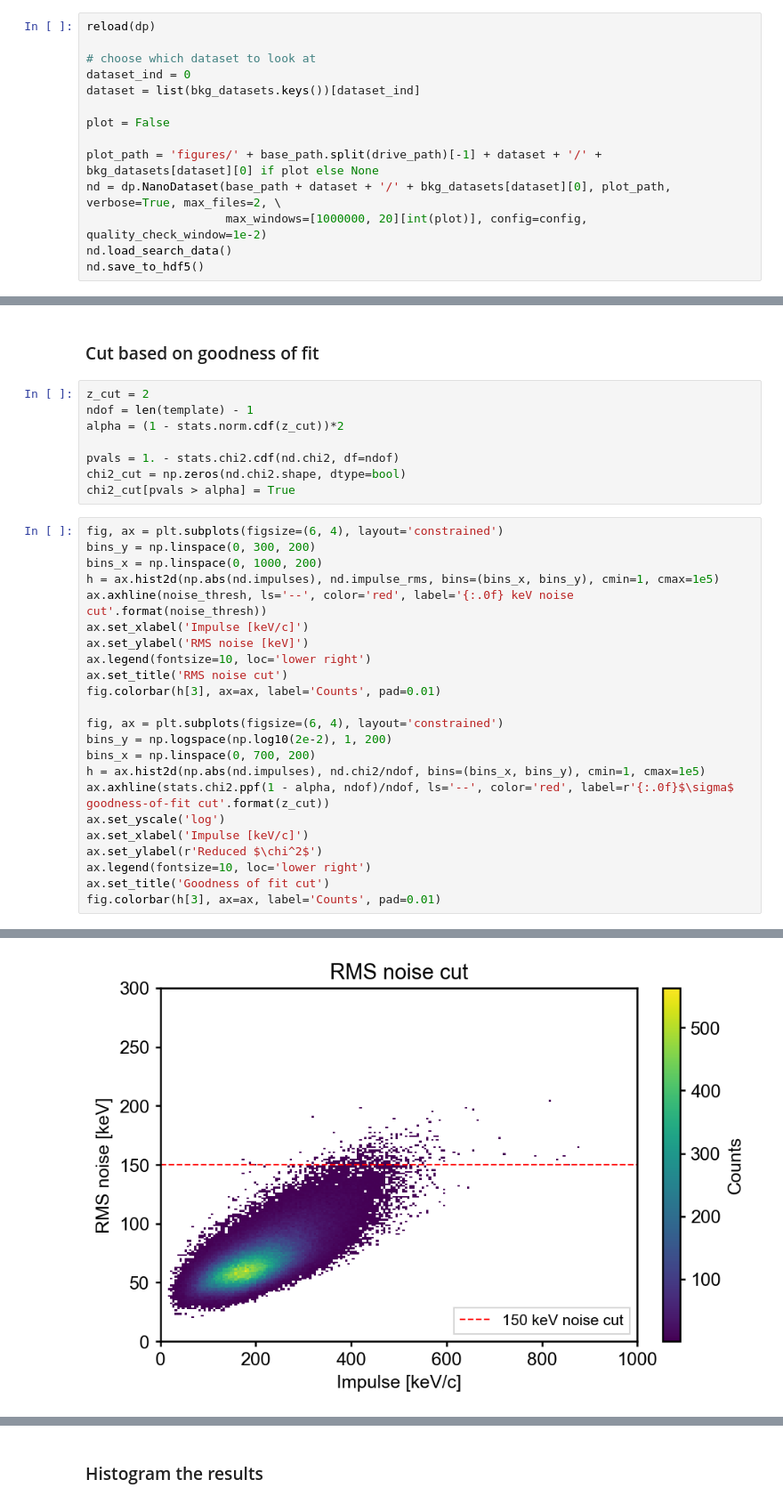
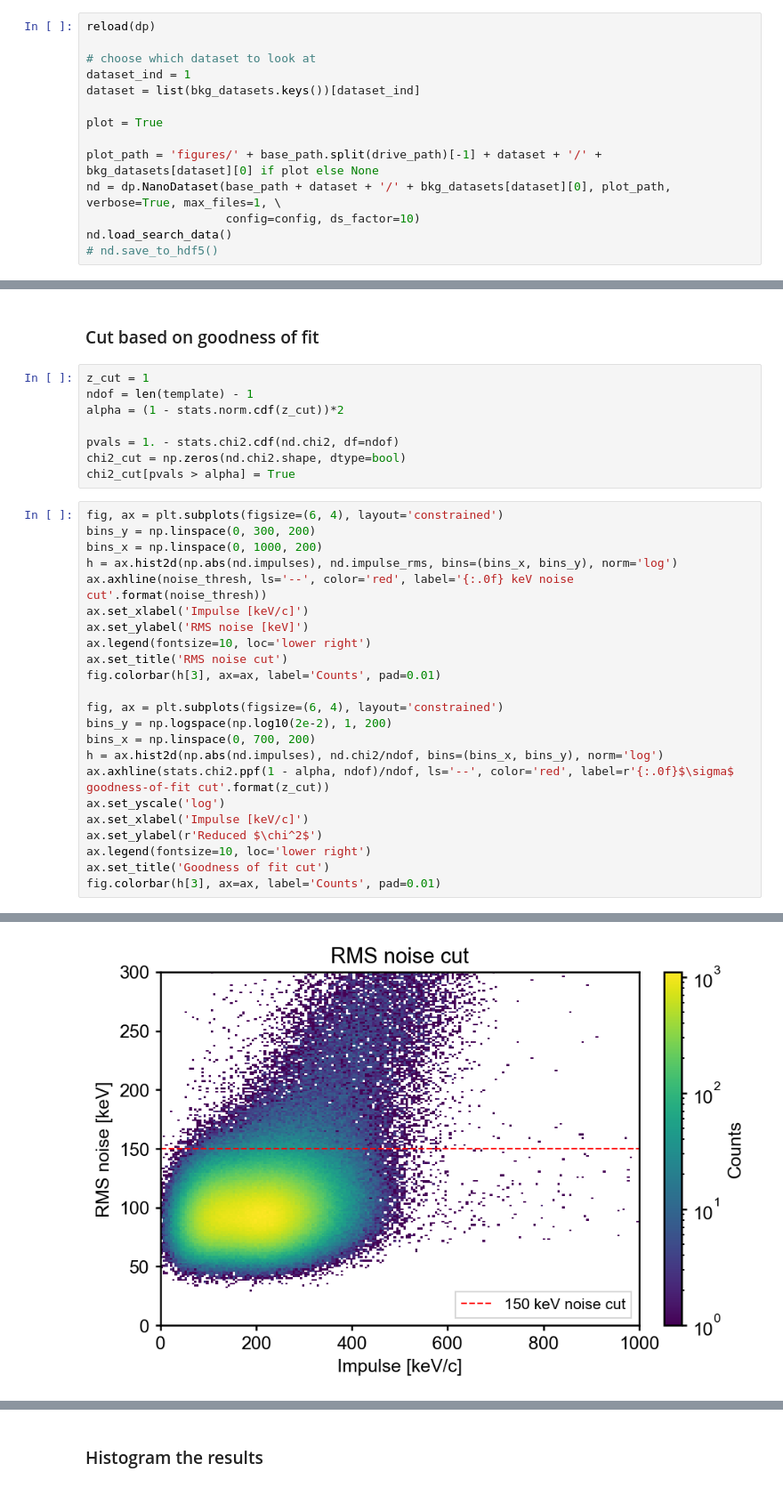
Before and after one commit to clarkehardy/nanospheres, a Jupyter notebook: impulse_search.ipynb, the cells around one changed output, grey strips where cells are left out. Shown at 89% size. Cells and saved outputs as stored; diff of their text form.

```diff
--- a/impulse_search.ipynb
+++ b/impulse_search.ipynb
@@ -106,15 +106,15 @@ for folder in folders:
 reload(dp)
 
 # choose which dataset to look at
-dataset_ind = 0
+dataset_ind = 1
 dataset = list(bkg_datasets.keys())[dataset_ind]
 
-plot = False
+plot = True
 
 plot_path = 'figures/' + base_path.split(drive_path)[-1] + dataset + '/' + bkg_datasets[dataset][0] if plot else None
-nd = dp.NanoDataset(base_path + dataset + '/' + bkg_datasets[dataset][0], plot_path, verbose=True, max_files=2, \
-                    max_windows=[1000000, 20][int(plot)], config=config, quality_check_window=1e-2)
+nd = dp.NanoDataset(base_path + dataset + '/' + bkg_datasets[dataset][0], plot_path, verbose=True, max_files=1, \
+                    config=config, ds_factor=10)
 nd.load_search_data()
-nd.save_to_hdf5()
+# nd.save_to_hdf5()
 # %% [output]
 Loading file 1...
@@ -165,7 +145,7 @@ ax.legend(loc='upper right')
 # %% [markdown]
 ### Cut based on goodness of fit
 # %%
-z_cut = 2
+z_cut = 1
 ndof = len(template) - 1
 alpha = (1 - stats.norm.cdf(z_cut))*2
 
@@ -175,26 +155,26 @@ chi2_cut[pvals > alpha] = True
 # %%
 fig, ax = plt.subplots(figsize=(6, 4), layout='constrained')
 bins_y = np.linspace(0, 300, 200)
 bins_x = np.linspace(0, 1000, 200)
-h = ax.hist2d(np.abs(nd.impulses), nd.impulse_rms, bins=(bins_x, bins_y), cmin=1, cmax=1e5)
+h = ax.hist2d(np.abs(nd.impulses), nd.impulse_rms, bins=(bins_x, bins_y), norm='log')
 ax.axhline(noise_thresh, ls='--', color='red', label='{:.0f} keV noise cut'.format(noise_thresh))
 ax.set_xlabel('Impulse [keV/c]')
 ax.set_ylabel('RMS noise [keV]')
 ax.legend(fontsize=10, loc='lower right')
 ax.set_title('RMS noise cut')
 fig.colorbar(h[3], ax=ax, label='Counts', pad=0.01)
 
 fig, ax = plt.subplots(figsize=(6, 4), layout='constrained')
 bins_y = np.logspace(np.log10(2e-2), 1, 200)
 bins_x = np.linspace(0, 700, 200)
-h = ax.hist2d(np.abs(nd.impulses), nd.chi2/ndof, bins=(bins_x, bins_y), cmin=1, cmax=1e5)
+h = ax.hist2d(np.abs(nd.impulses), nd.chi2/ndof, bins=(bins_x, bins_y), norm='log')
 ax.axhline(stats.chi2.ppf(1 - alpha, ndof)/ndof, ls='--', color='red', label=r'{:.0f}$\sigma$ goodness-of-fit cut'.format(z_cut))
 ax.set_yscale('log')
 ax.set_xlabel('Impulse [keV/c]')
 ax.set_ylabel(r'Reduced $\chi^2$')
 ax.legend(fontsize=10, loc='lower right')
 ax.set_title('Goodness of fit cut')
 fig.colorbar(h[3], ax=ax, label='Counts', pad=0.01)
 # %% [output]
 <matplotlib.colorbar.Colorbar at 0x...>
-[figure, old version]
+[figure, new version]
```
Also changed, not shown: parts of 7 cells of this notebook, 4 other files.
